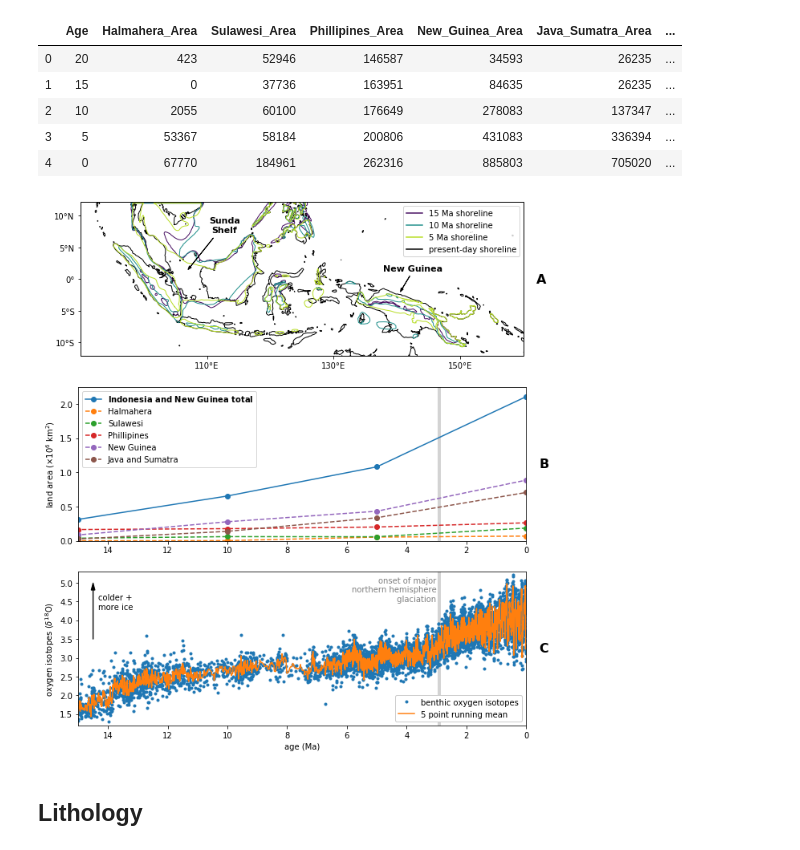
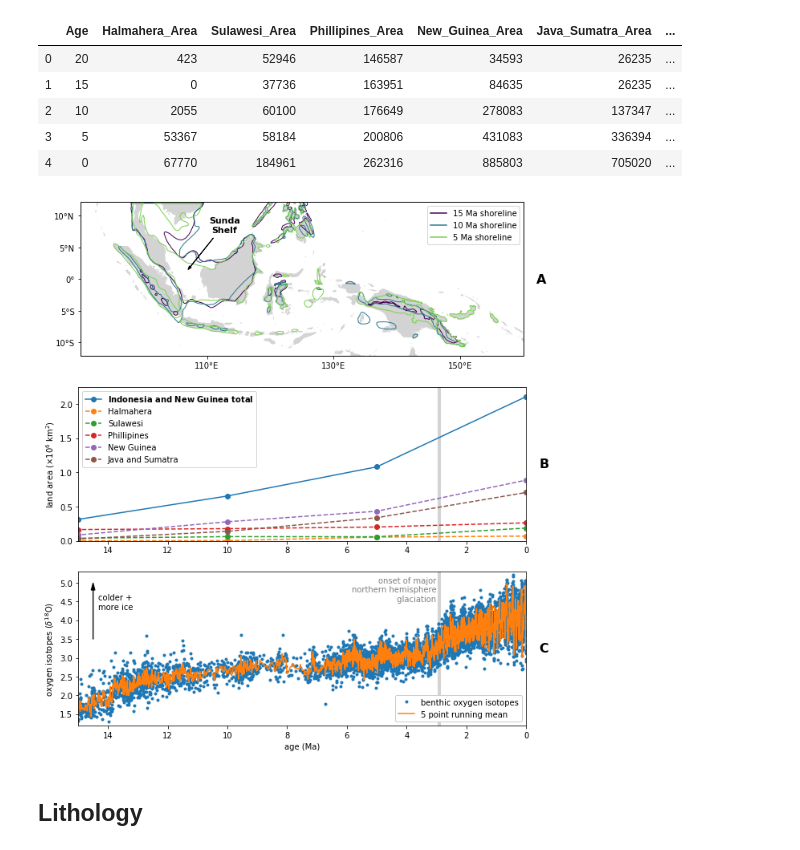
Before and after one commit to Swanson-Hysell-Group/GEOCLIM_Modern, a Jupyter notebook: Code/Notebooks/figures.ipynb, the cells around one changed output. Drawn from its saved outputs; the diff is of its cells as text; code cells hidden in the pictures.

Commit message:
fix unnecessary line in 10Ma shoreline, and update shoreline plot with better colors

```diff
--- a/Code/Notebooks/figures.ipynb
+++ b/Code/Notebooks/figures.ipynb
@@ -210,8 +211,8 @@ shoreline_data
 | 4 | 0 | 67770 | 184961 | 262316 | 885803 | 705020 | ... |
 # %%
 land_50m = cfeature.NaturalEarthFeature('physical', 'land', '50m',
-                                        edgecolor='black',
-                                        facecolor='white')
+                                        edgecolor='none',
+                                        facecolor='lightgrey')
 # %%
 plt.figure(figsize=(10,12))
 
@@ -221,17 +222,22 @@ ax0 = plt.subplot(3,1,1, projection=ccrs.PlateCarree())
 
 #ax0.pcolormesh(LiMW_lon, LiMW_lat, LiMW_Band1, transform=ccrs.PlateCarree(), cmap=cmap, norm=norm)
 
+cmap = cm.get_cmap('viridis')
+color_15 = cmap(0.0)
+color_10 = cmap(0.4)
+color_5 = cmap(0.8)
+
 fname = '../Input/Shorelines/Simplified_Shorelines_15Ma.shp'
 shorelines_15Ma = ShapelyFeature(Reader(fname).geometries(),
-                                ccrs.PlateCarree(), facecolor='none', edgecolor='#470E61FF',linestyle='-')
+                                ccrs.PlateCarree(), facecolor='none', edgecolor=color_15,linestyle='-')
 ax0.add_feature(shorelines_15Ma,label='15 Ma shorelines')
 fname = '../Input/Shorelines/Simplified_Shorelines_10Ma.shp'
 shorelines_10Ma = ShapelyFeature(Reader(fname).geometries(),
-                                ccrs.PlateCarree(), facecolor='none', edgecolor='#21908CFF',linestyle='-')
+                                ccrs.PlateCarree(), facecolor='none', edgecolor=color_10,linestyle='-')
 ax0.add_feature(shorelines_10Ma,label='10 Ma shorelines')
 fname = '../Input/Shorelines/Simplified_Shorelines_5Ma.shp'
 shorelines_5Ma = ShapelyFeature(Reader(fname).geometries(),
-                                ccrs.PlateCarree(), facecolor='none', edgecolor='#B9DE28FF',linestyle='-')
+                                ccrs.PlateCarree(), facecolor='none', edgecolor=color_5,linestyle='-')
 ax0.add_feature(shorelines_5Ma,label='5 Ma shorelines')
 ax0.add_feature(land_50m,zorder=-1)
 
@@ -246,22 +252,21 @@ ax0.xaxis.set_major_formatter(lon_formatter)
 ax0.yaxis.set_major_formatter(lat_formatter)
 extent = [90, 160, -10, 10]
 ax0.set_extent(extent)
-line_15Ma = mlines.Line2D([], [], color='#470E61FF', linestyle='-')
-line_10Ma = mlines.Line2D([], [], color='#21908CFF', linestyle='-')
-line_5Ma = mlines.Line2D([], [], color='#B9DE28FF', linestyle='-')
-line_0Ma = mlines.Line2D([], [], color='black', linestyle='-')
-plt.legend(handles=[line_15Ma,line_10Ma,line_5Ma,line_0Ma],
-           labels=['15 Ma shoreline','10 Ma shoreline','5 Ma shoreline','present-day shoreline'])
+line_15Ma = mlines.Line2D([], [], color=color_15, linestyle='-')
+line_10Ma = mlines.Line2D([], [], color=color_10, linestyle='-')
+line_5Ma = mlines.Line2D([], [], color=color_5, linestyle='-')
+plt.legend(handles=[line_15Ma,line_10Ma,line_5Ma],
+           labels=['15 Ma shoreline','10 Ma shoreline','5 Ma shoreline'])
 
 ax0.arrow(111,6.5,-4,-5,
           shape='full', width=0.01, head_width=0.4, fc='k', length_includes_head=True)
 ax0.text(0.325, 0.85, 'Sunda\nShelf', fontsize=11, fontweight='bold',
          horizontalalignment='center', verticalalignment='center', transform=ax0.transAxes)
 
-ax0.arrow(142,0.5,-1.5,-2.5,
-          shape='full', width=0.01, head_width=0.4, fc='k', length_includes_head=True)
-ax0.text(0.75, 0.57, 'New Guinea', fontsize=11, fontweight='bold',
-         horizontalalignment='center', verticalalignment='center', transform=ax0.transAxes)
+#ax0.arrow(142,0.5,-1.5,-2.5,
+#          shape='full', width=0.01, head_width=0.4, fc='k', length_includes_head=True)
+#ax0.text(0.75, 0.57, 'New Guinea', fontsize=11, fontweight='bold',
+#         horizontalalignment='center', verticalalignment='center', transform=ax0.transAxes)
 
 ## ISOTOPES ##
 
@@ -285,34 +290,34 @@ ax1.text(0.045, 0.8, 'colder +\nmore ice',
          horizontalalignment='left', verticalalignment='center', transform=ax1.transAxes)
 
 ## AREA ##
 ax2 = plt.subplot(3,1,2)
 plt.plot(shoreline_data.Age,shoreline_data.Sum_no_Sunda/1e6,'o-',label=r'$\bf{Indonesia\ and\ New\ Guinea\ total}$')
 plt.plot(shoreline_data.Age,shoreline_data.Halmahera_Area/1e6,'o--',label='Halmahera')
 plt.plot(shoreline_data.Age,shoreline_data.Sulawesi_Area/1e6,'o--',label='Sulawesi')
 plt.plot(shoreline_data.Age,shoreline_data.Phillipines_Area/1e6,'o--',label='Phillipines')
 plt.plot(shoreline_data.Age,shoreline_data.New_Guinea_Area/1e6,'o--',label='New Guinea')
 plt.plot(shoreline_data.Age,shoreline_data.Java_Sumatra_Area/1e6,'o--',label='Java and Sumatra')
 rect = patches.Rectangle((2.85,0),.12,3000000/1e6,linewidth=1,edgecolor='none',facecolor='lightgrey')
 ax2.add_patch(rect)
 plt.ylabel('land area ($\\times$10$^{6}$ km$^2$)')
 plt.legend()
 plt.xlim(15,0)
 plt.ylim(0,2.25)
 ax2.set_yticks(np.arange(0,2.25,0.5))
 #ax2.get_xaxis().set_ticklabels([])
 
 ax0.text(1.04, 0.5, 'A', fontsize=16, fontweight='bold',
          horizontalalignment='center', verticalalignment='center', transform=ax0.transAxes)
 ax1.text(1.04, 0.5, 'C', fontsize=16, fontweight='bold',
          horizontalalignment='center', verticalalignment='center', transform=ax1.transAxes)
 ax2.text(1.04, 0.5, 'B', fontsize=16, fontweight='bold',
          horizontalalignment='center', verticalalignment='center', transform=ax2.transAxes)
 
 plt.tight_layout()
 plt.savefig('../../Manuscript/Figures/shoreline_growth.pdf',bbox_inches='tight')
 plt.show()
 # %% [output]
-[figure, old version]
+[figure, new version]
 # %% [markdown]
 ## Lithology
 # %%
```
Also changed, not shown: parts of 1 cell of this notebook, 4 other files.
